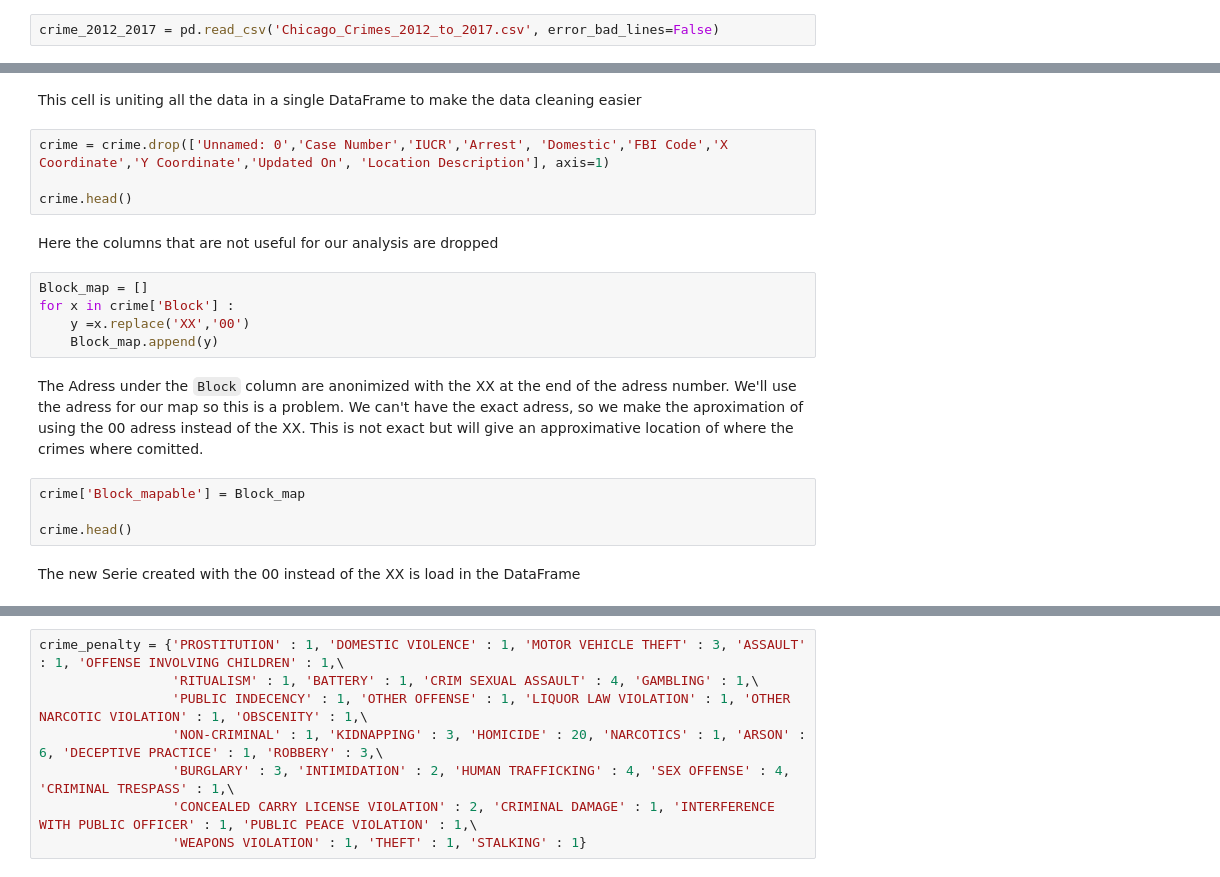
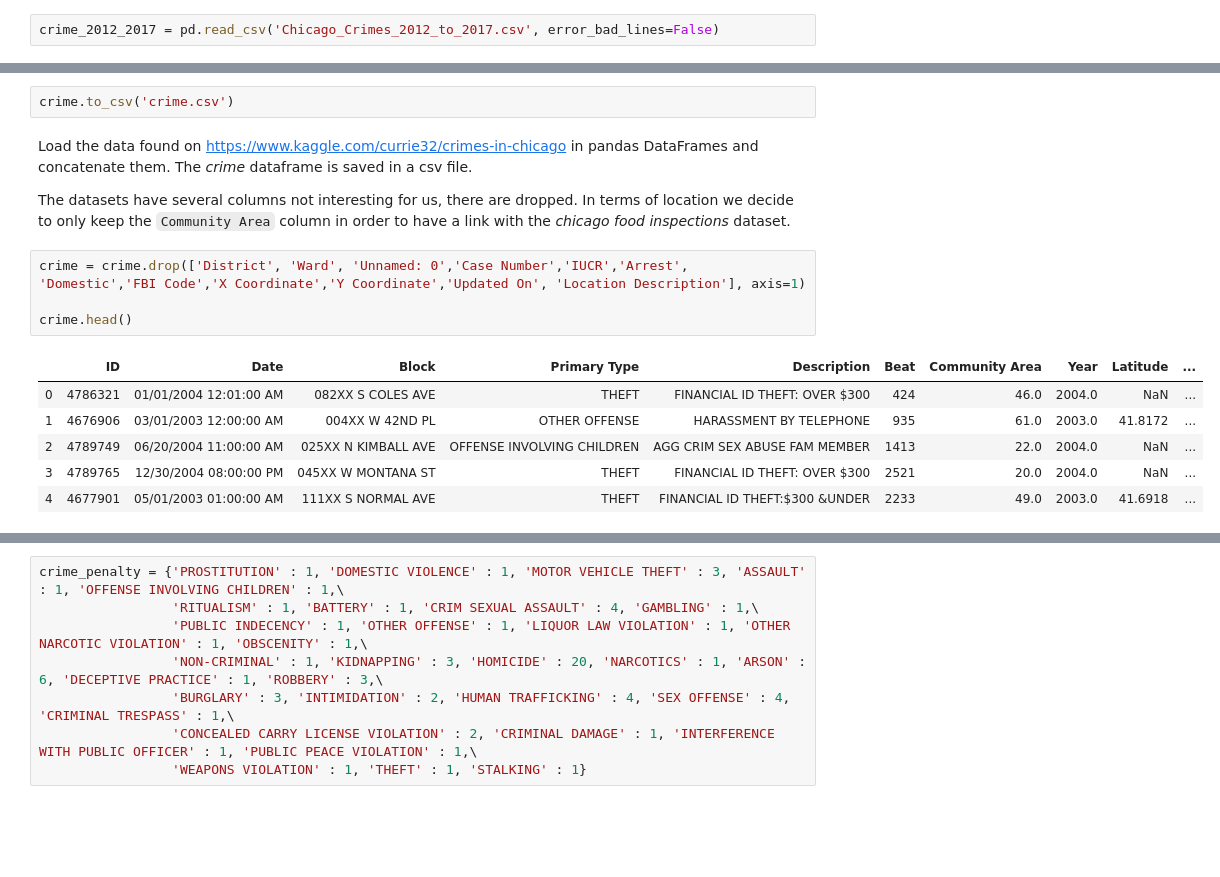
Before and after one commit to clairebilat/ada-2019-project-lost-and-found, a Jupyter notebook: Milestone-2.ipynb, the cells around one changed output, grey strips where cells are left out. Cells and saved outputs as stored; diff of their text form; blank space fills up the shorter version.

```diff
--- a/Milestone-2.ipynb
+++ b/Milestone-2.ipynb
@@ -780,24 +854,20 @@ crime.head()
-# %% [markdown]
-This cell is uniting all the data in a single DataFrame to make the data cleaning easier
+# %%
+crime.to_csv('crime.csv')
+# %% [markdown]
+Load the data found on https://www.kaggle.com/currie32/crimes-in-chicago in pandas DataFrames and concatenate them. The *crime* dataframe is saved in a csv file.
+
+The datasets have several columns not interesting for us, there are dropped. In terms of location we decide to only keep the `Community Area` column in order to have a link with the *chicago food inspections* dataset.
 # %%
-crime = crime.drop(['Unnamed: 0','Case Number','IUCR','Arrest', 'Domestic','FBI Code','X Coordinate','Y Coordinate','Updated On', 'Location Description'], axis=1)
+crime = crime.drop(['District', 'Ward', 'Unnamed: 0','Case Number','IUCR','Arrest', 'Domestic','FBI Code','X Coordinate','Y Coordinate','Updated On', 'Location Description'], axis=1)
 
 crime.head()
+# %% [output]
+|  | ID | Date | Block | Primary Type | Description | Beat | Community Area | Year | Latitude | ... |
+| 0 | 4786321 | 01/01/2004 12:01:00 AM | 082XX S COLES AVE | THEFT | FINANCIAL ID THEFT: OVER $300 | 424 | 46.0 | 2004.0 | NaN | ... |
+| 1 | 4676906 | 03/01/2003 12:00:00 AM | 004XX W 42ND PL | OTHER OFFENSE | HARASSMENT BY TELEPHONE | 935 | 61.0 | 2003.0 | 41.8172 | ... |
+| 2 | 4789749 | 06/20/2004 11:00:00 AM | 025XX N KIMBALL AVE | OFFENSE INVOLVING CHILDREN | AGG CRIM SEX ABUSE FAM MEMBER | 1413 | 22.0 | 2004.0 | NaN | ... |
+| 3 | 4789765 | 12/30/2004 08:00:00 PM | 045XX W MONTANA ST | THEFT | FINANCIAL ID THEFT: OVER $300 | 2521 | 20.0 | 2004.0 | NaN | ... |
+| 4 | 4677901 | 05/01/2003 01:00:00 AM | 111XX S NORMAL AVE | THEFT | FINANCIAL ID THEFT:$300 &UNDER | 2233 | 49.0 | 2003.0 | 41.6918 | ... |
-# %% [markdown]
-Here the columns that are not useful for our analysis are dropped
-# %%
-Block_map = []
-for x in crime['Block'] :
-    y =x.replace('XX','00')
-    Block_map.append(y)
-# %% [markdown]
-The Adress under the `Block` column are anonimized with the XX at the end of the adress number. We'll use the adress for our map so this is a problem. We can't have the exact adress, so we make the aproximation of using the 00 adress instead of the XX. This is not exact but will give an approximative location of where the crimes where comitted.
-# %%
-crime['Block_mapable'] = Block_map
-
-crime.head()
-# %% [markdown]
-The new Serie created with the 00 instead of the XX is load in the DataFrame
 # %%
 for x in crime.columns :
     print(x + ' : ' + str(crime[x].isnull().values.any()) + ' --> ' + str(crime[x].isnull().sum()))
```
Also changed, not shown: parts of 39 cells of this notebook.
